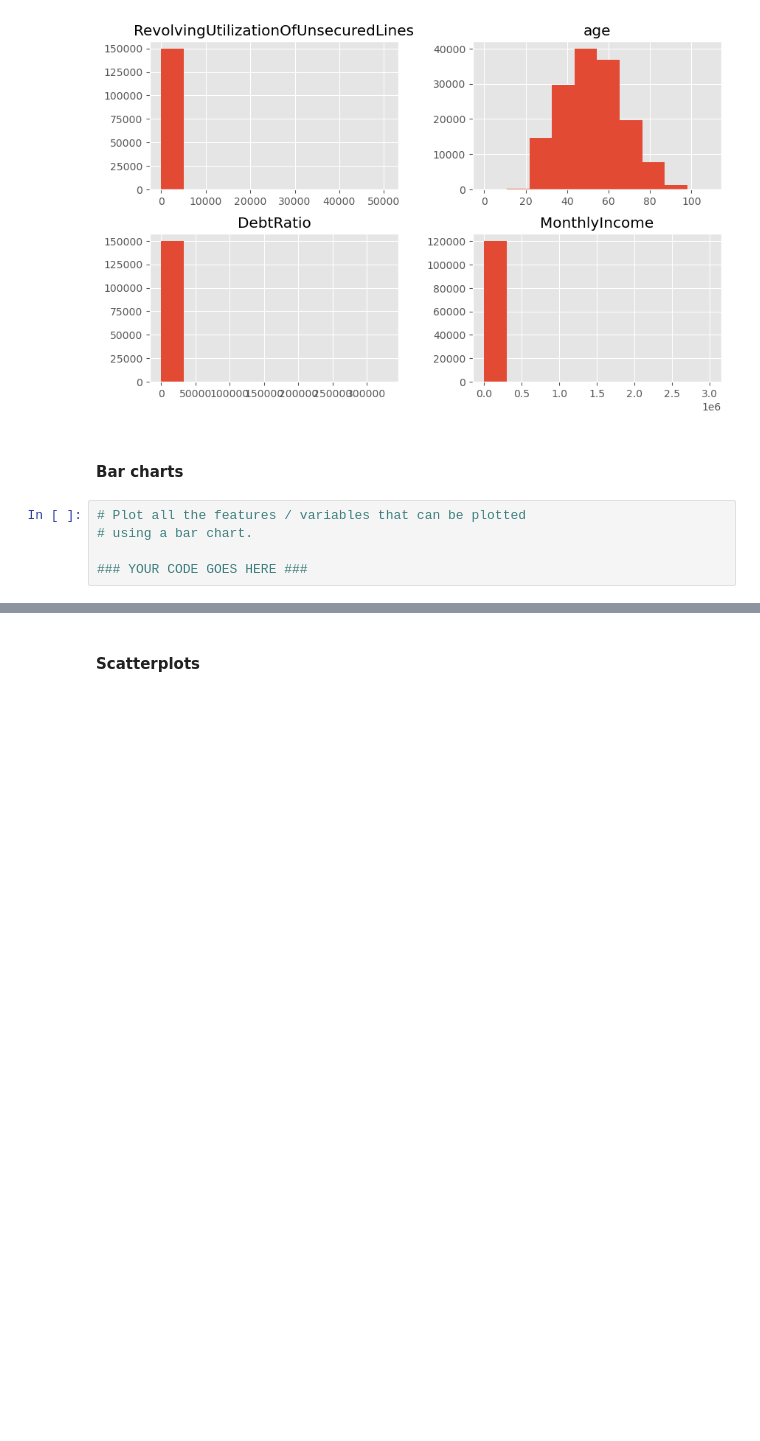
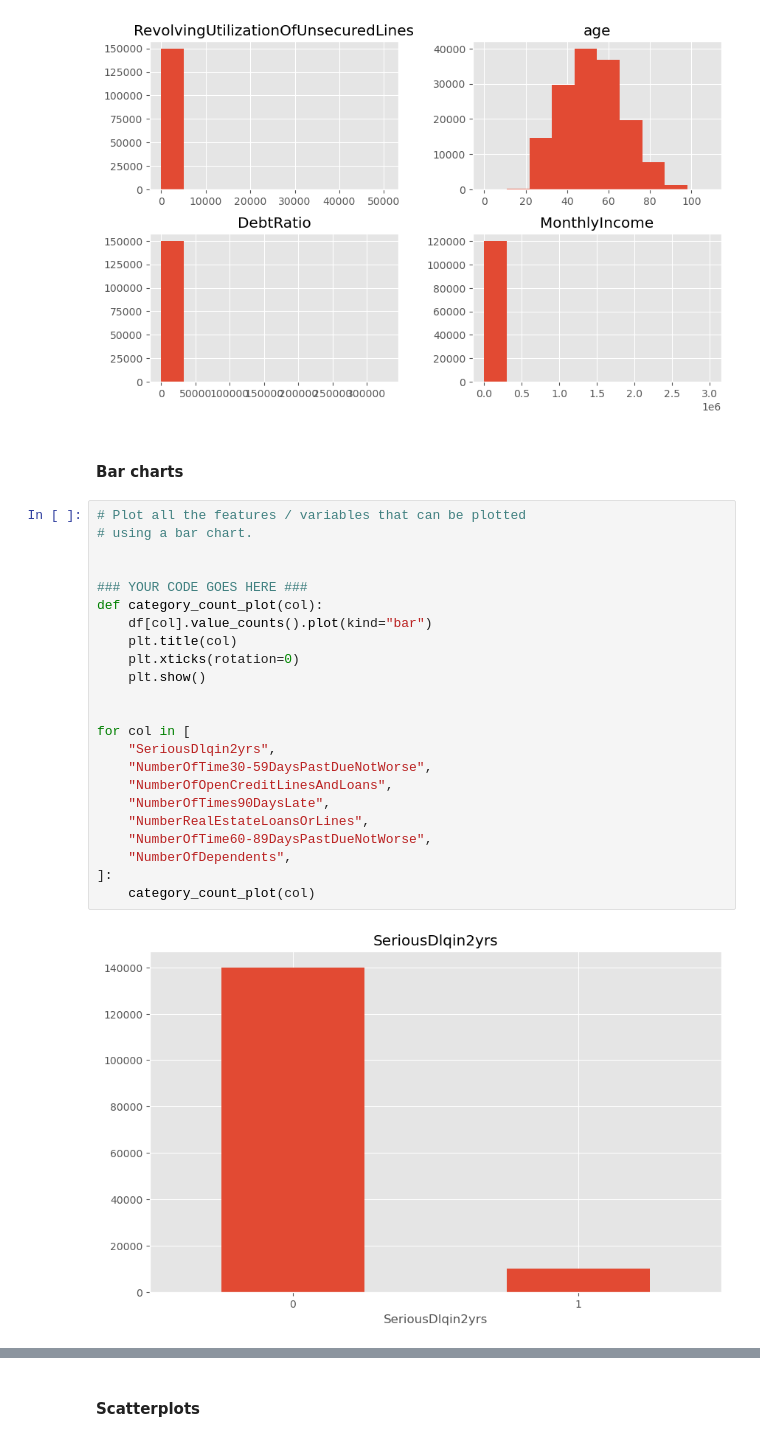
Before and after one commit to colarm/GIC, a Jupyter notebook: PM617/Python_Crash_Course/02 - Basic Pandas/04 - Basic Visualisations/Basic Visualizations -EXERCISE.ipynb, the cells around one changed output, grey strips where cells are left out. Saved outputs shown, nothing was run; the diff lists cells and outputs as text; blank space fills up the shorter version.

```diff
--- a/PM617/Python_Crash_Course/02 - Basic Pandas/04 - Basic Visualisations/Basic Visualizations -EXERCISE.ipynb
+++ b/PM617/Python_Crash_Course/02 - Basic Pandas/04 - Basic Visualisations/Basic Visualizations -EXERCISE.ipynb
@@ -104,5 +118,25 @@ array([[<Axes: title={'center': 'RevolvingUtilizationOfUnsecuredLines'}>,
 # %%
 # Plot all the features / variables that can be plotted
 # using a bar chart.
 
+
 ### YOUR CODE GOES HERE ###
+def category_count_plot(col):
+    df[col].value_counts().plot(kind="bar")
+    plt.title(col)
+    plt.xticks(rotation=0)
+    plt.show()
+
+
+for col in [
+    "SeriousDlqin2yrs",
+    "NumberOfTime30-59DaysPastDueNotWorse",
+    "NumberOfOpenCreditLinesAndLoans",
+    "NumberOfTimes90DaysLate",
+    "NumberRealEstateLoansOrLines",
+    "NumberOfTime60-89DaysPastDueNotWorse",
+    "NumberOfDependents",
+]:
+    category_count_plot(col)
+# %% [output]
+[figure, added]
```
Also changed, not shown: parts of 6 cells of this notebook.
